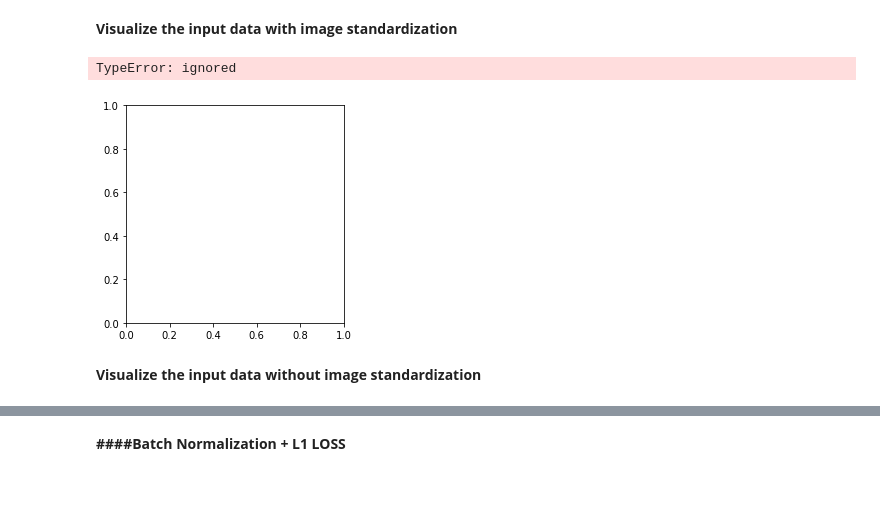
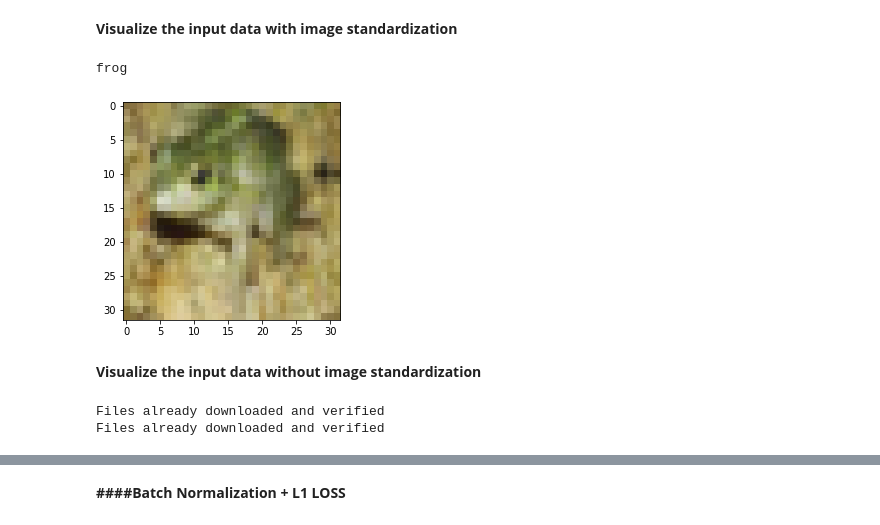
Before and after one commit to raghunadh-eva/eva6, a Jupyter notebook: S7_ASSIGNMENT/MODELS.ipynb, the cells around one changed output, grey strips where cells are left out. Cells and saved outputs as stored; diff of their text form; code cells hidden in the pictures; blank space fills up the shorter version.

```diff
--- a/S7_ASSIGNMENT/MODELS.ipynb
+++ b/S7_ASSIGNMENT/MODELS.ipynb
@@ -102,54 +82,43 @@ CUDA Available? True
 # %%
 def imshow(img):
     img = img / 2 + 0.5     # unnormalize
     npimg = img.numpy()
     plt.imshow(np.transpose(npimg, (1, 2, 0)))
 
 
 # get some random training images
-dataiter = iter(trainloader)
+dataiter = iter(train_loader)
 images, labels = dataiter.next()
 
 # show images
-imshow(torchvision.utils.make_grid(images))
-# print labels
-print(' '.join('%5s' % classes[labels[j]] for j in range(4)))
-dataiter = iter(train_loader)
-
-
-images, labels = dataiter.next()
-
-#print(images[0])
-#print(labels.shape)
-plt.imshow(images[0].numpy().squeeze(), cmap='gray_r')
+imshow(torchvision.utils.make_grid(images[10]))
+print(classes[labels[10]])
+#print(' '.join('%5s' % classes[labels[j]] for j in range(128)))
 # %% [output]
-TypeError: ignored
+frog
-[figure, old version]
+[figure, new version]
 # %% [markdown]
 **Visualize the input data without image standardization**
 # %%
 #Comment this block from CODE2 onwards
-#train_nonorm_transforms = transforms.Compose([
-#                                       transforms.ToTensor()
-#                                       #transforms.Normalize((0.1307,), (0.3081,))
-#                                       #transforms.RandomRotation((-7.0,7.0),fill=(0,)), #Ideally use mean - adding #0 since MNIST dark pixels and no-information around the borders
-#                                       #transforms.ColorJitter(brightness = 0.1, contrast= 0.1, saturation = 0.1, hue =0.1),
-#                                       #transforms.Resize((28,28)) #should be before converting to Tensor logically
-#                                       ])
-#test_nonorm_transforms  = transforms.Compose([
-#                                       transforms.ToTensor()
-#                                       #transforms.Normalize((0.1307,), (0.3081,))
-#                                       #transforms.RandomRotation((-7.0,7.0),fill=(0,)), #Ideally use mean - adding #0 since MNIST dark pixels and no-information around the borders
-#                                       #transforms.ColorJitter(brightness = 0.1, contrast= 0.1, saturation = 0.1, hue =0.1)
-#                                       #transforms.Resize((28,28)) #should be before converting to Tensor logically
-#                                      ])
-#train_nonorm = datasets.MNIST('./data_nonorm', train=True,  download=True, transform=train_nonorm_transforms)
-#test_nonorm =  datasets.MNIST('./data_nonorm', train=False, download=True, transform=test_nonorm_transforms)
-#train_loader_nonorm = torch.utils.data.DataLoader(train_nonorm, **dataloader_args)
-#test_loader_nonorm  = torch.utils.data.DataLoader(test_nonorm, **dataloader_args)
-#dataiter_nonorm = iter(train_loader_nonorm)
-#images, labels = dataiter_nonorm.next()
-#print(images[0])
-#print(labels.shape)
-#
-#plt.imshow(images[0].numpy().squeeze(), cmap='gray_r')
+train_nonorm_transforms = transforms.Compose([
+                                       transforms.ToTensor()
+                                       #transforms.Normalize((0.1307,), (0.3081,))
+                                       #transforms.RandomRotation((-7.0,7.0),fill=(0,)), #Ideally use mean - adding #0 since MNIST dark pixels and no-information around the borders
+                                       #transforms.ColorJitter(brightness = 0.1, contrast= 0.1, saturation = 0.1, hue =0.1),
+                                       #transforms.Resize((28,28)) #should be before converting to Tensor logically
+                                       ])
+test_nonorm_transforms  = transforms.Compose([
+                                       transforms.ToTensor()
+                                       #transforms.Normalize((0.1307,), (0.3081,))
+                                       #transforms.RandomRotation((-7.0,7.0),fill=(0,)), #Ideally use mean - adding #0 since MNIST dark pixels and no-information around the borders
+                                       #transforms.ColorJitter(brightness = 0.1, contrast= 0.1, saturation = 0.1, hue =0.1)
+                                       #transforms.Resize((28,28)) #should be before converting to Tensor logically
+                                      ])
+train_nonorm = datasets.CIFAR10('./data_nonorm', train=True,  download=True, transform=train_nonorm_transforms)
+test_nonorm =  datasets.CIFAR10('./data_nonorm', train=False, download=True, transform=test_nonorm_transforms)
+train_loader_nonorm = torch.utils.data.DataLoader(train_nonorm, **dataloader_args)
+test_loader_nonorm  = torch.utils.data.DataLoader(test_nonorm, **dataloader_args)
+# %% [output]
+Files already downloaded and verified
+Files already downloaded and verified
```
Also changed, not shown: parts of 2 cells of this notebook.
